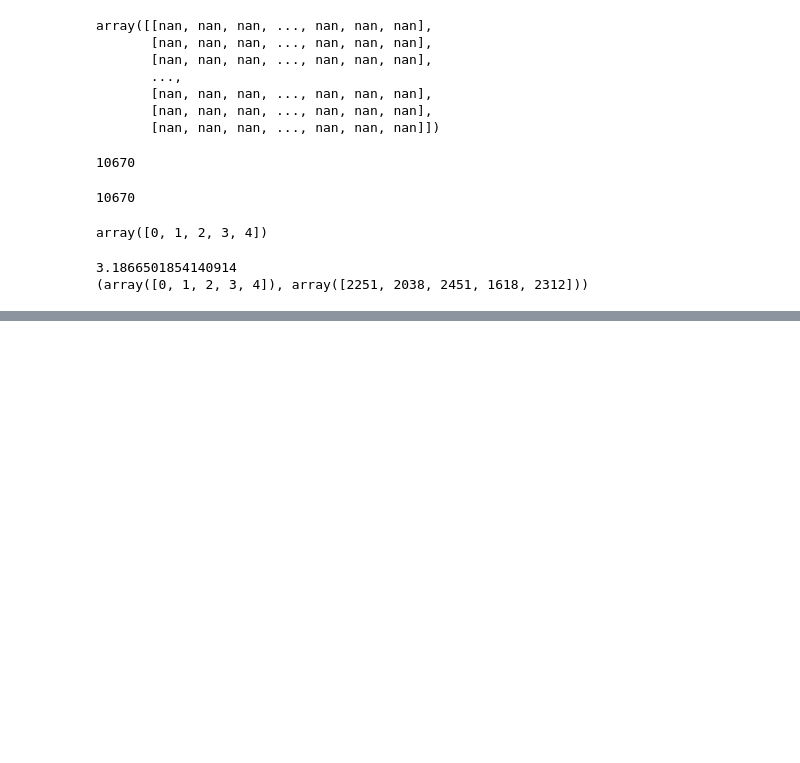
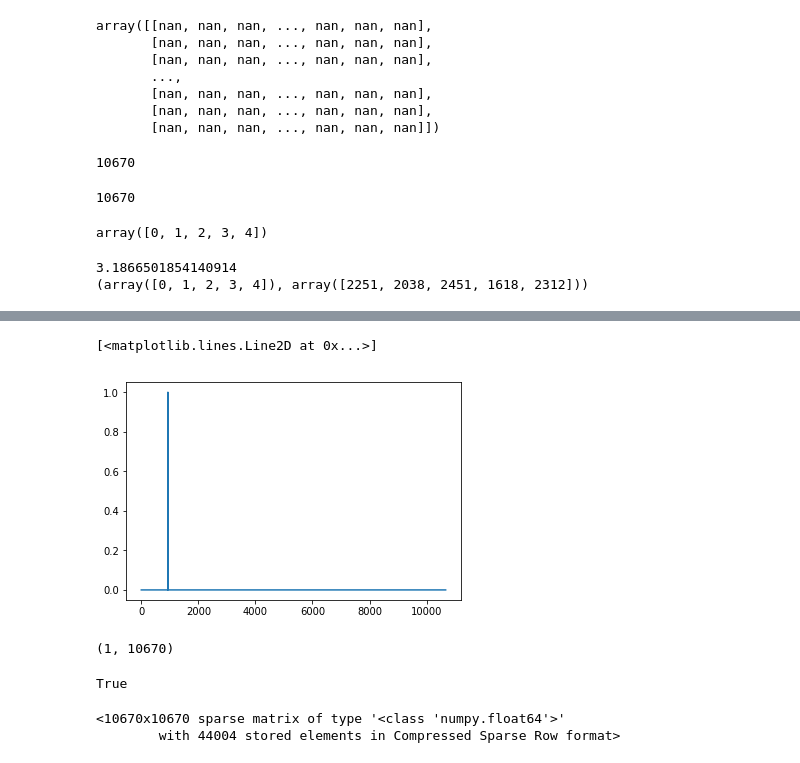
Before and after one commit to gamleksi/SNAP_community_detection, a Jupyter notebook: nb.ipynb, the cells around one changed output, grey strips where cells are left out. Drawn from its saved outputs; the diff is of its cells as text; code cells hidden in the pictures; blank space fills up the shorter version.

```diff
--- a/nb.ipynb
+++ b/nb.ipynb
@@ -235,0 +266,9 @@ with open('../fast-community/oregon.pairs', 'w') as f:
+# %%
+plt.plot(list(range(adjacency_matrix.shape[0])),c)
+# %% [output]
+[<matplotlib.lines.Line2D at 0x...>]
+[figure, added]
+# %%
+((adjacency_matrix[1] == 1).todense()).flatten().shape
+# %% [output]
+(1, 10670)
@@ -235,0 +280,9 @@ with open('../fast-community/oregon.pairs', 'w') as f:
+# %%
+c.any()
+# %% [output]
+True
+# %%
+adjacency_matrix
+# %% [output]
+<10670x10670 sparse matrix of type '<class 'numpy.float64'>'
+        with 44004 stored elements in Compressed Sparse Row format>
```
Also changed, not shown: parts of 33 cells of this notebook, 2 other files.
